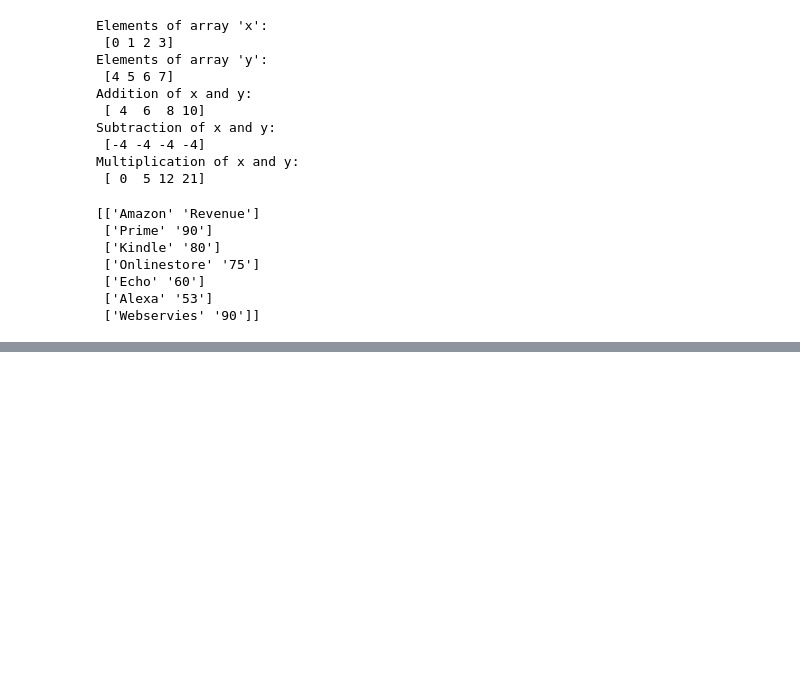
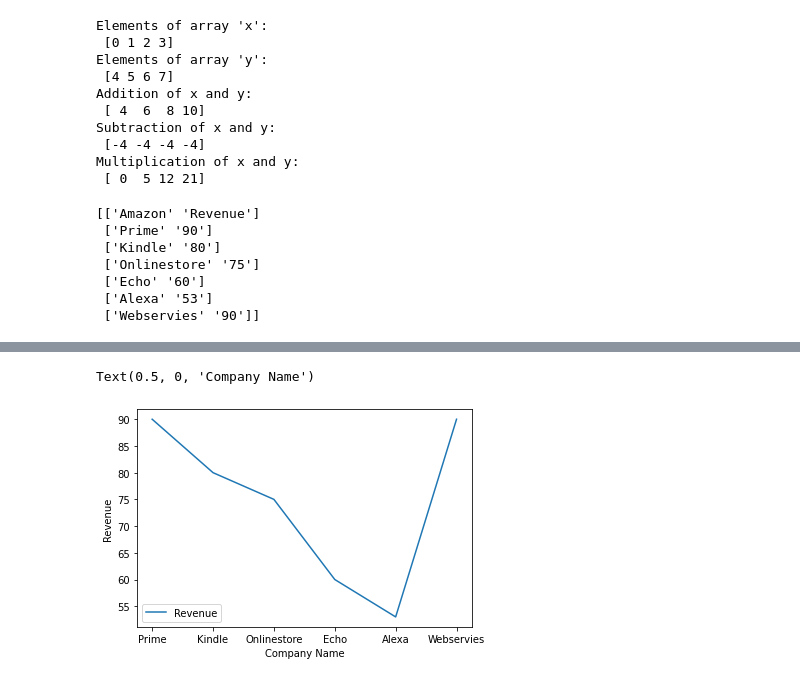
Before and after one commit to tactlabs/numpy-pandas-fn, a Jupyter notebook: numpy-fn.ipynb, the cells around one changed output, grey strips where cells are left out. Saved outputs shown, nothing was run; the diff lists cells and outputs as text; code cells hidden in the pictures; blank space fills up the shorter version.

```diff
--- a/numpy-fn.ipynb
+++ b/numpy-fn.ipynb
@@ -151,0 +210,7 @@ print(an_array)
+# %%
+import pandas as pd
+import numpy as np
+df = pd.read_csv('amazon.csv')
+import plotly.express as px
+fig = px.scatter(df, x="Amazon", y="Revenue", title='Amazon-revenue-2020')
+fig.show()
@@ -151,0 +219,8 @@ print(an_array)
+# %%
+import matplotlib.pyplot as plt
+ax = df.plot(x="Amazon", y="Revenue", kind="line")
+ax.set_ylabel('Revenue')
+ax.set_xlabel('Company Name')
+# %% [output]
+Text(0.5, 0, 'Company Name')
+[figure, added]
```
Also changed, not shown: parts of 6 cells of this notebook, 2 other files.
